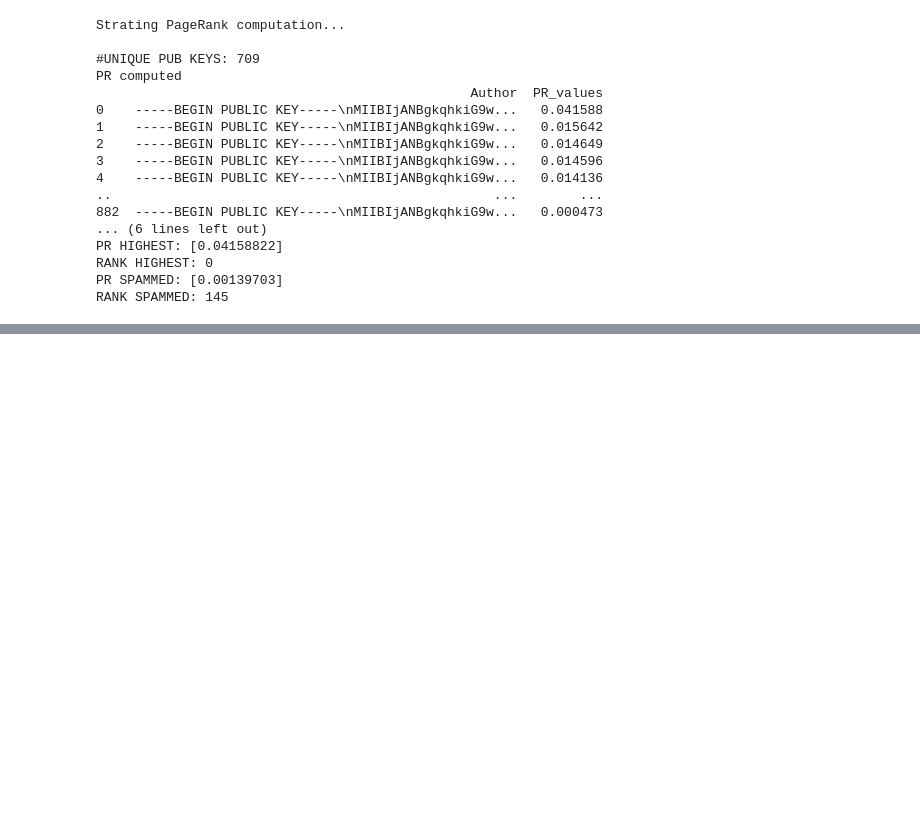
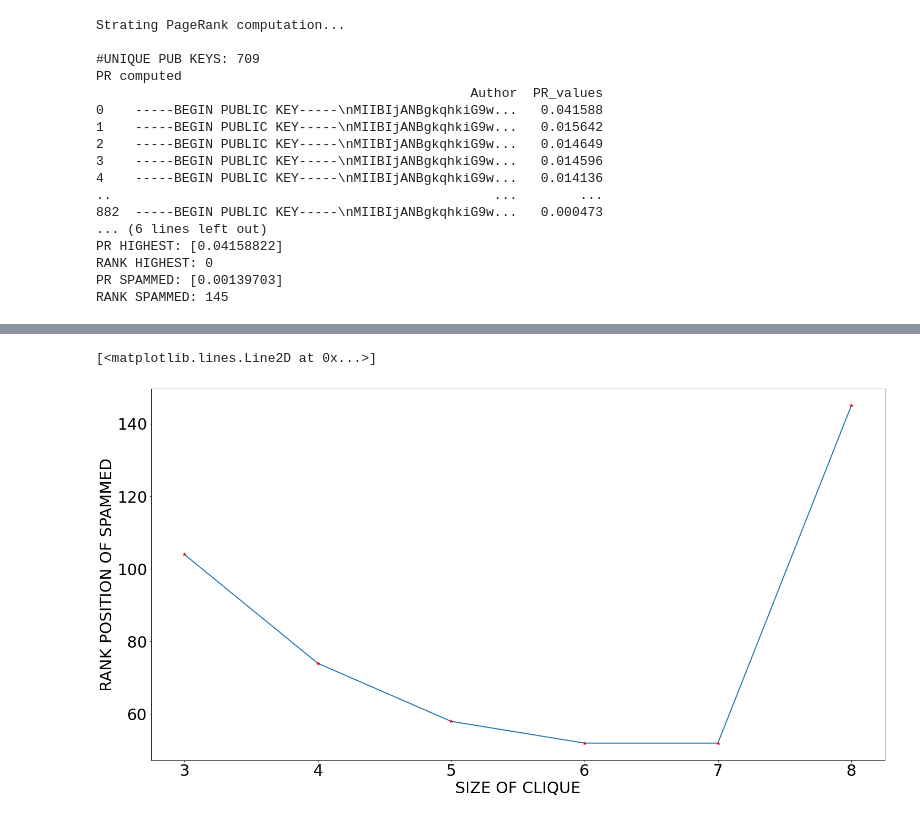
Before and after one commit to matteo-Donofrio-unipi/Master_Degree_Thesis, a Jupyter notebook: POST_LAD_EXPERIMENTS/CRICCA TEST/Cricca_test_code.ipynb, the cells around one changed output, grey strips where cells are left out. Drawn from its saved outputs; the diff is of its cells as text; code cells hidden in the pictures; blank space fills up the shorter version.

```diff
--- a/POST_LAD_EXPERIMENTS/CRICCA TEST/Cricca_test_code.ipynb
+++ b/POST_LAD_EXPERIMENTS/CRICCA TEST/Cricca_test_code.ipynb
@@ -655,0 +679,21 @@ RANK SPAMMED: 145
+# %%
+fig,ax = plt.subplots()
+fig.set_figwidth(25)
+fig.set_figheight(13)
+
+x = [3,4,5,6,7,8]
+
+y = [104, 74, 58, 52, 52, 145 ]
+
+plt.xlabel('SIZE OF CLIQUE',fontsize=30)
+plt.ylabel('RANK POSITION OF SPAMMED',fontsize=30)
+
+#plt.yticks(y,fontsize=30)
+plt.yticks(fontsize=30)
+plt.xticks(x,fontsize=30)
+
+plt.plot(x,y, linewidth='2')
+plt.plot(x,y, '*', c = 'red')
+# %% [output]
+[<matplotlib.lines.Line2D at 0x...>]
+[figure, added]
```
Also changed, not shown: parts of 1 cell of this notebook.
